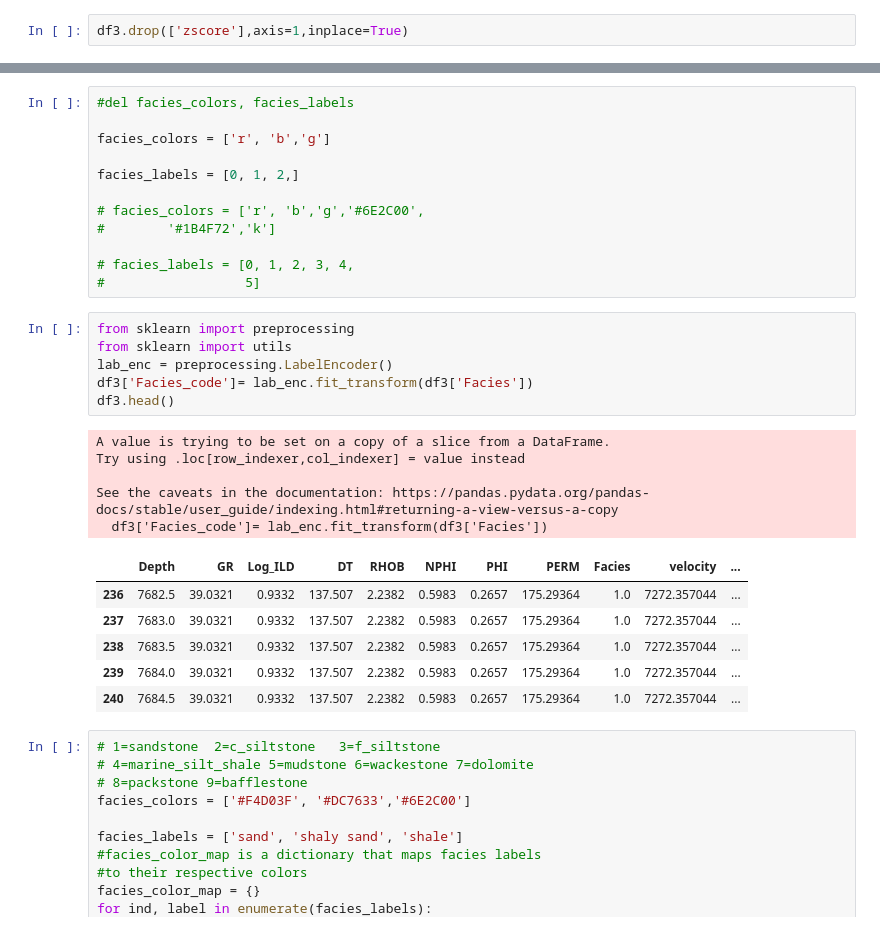
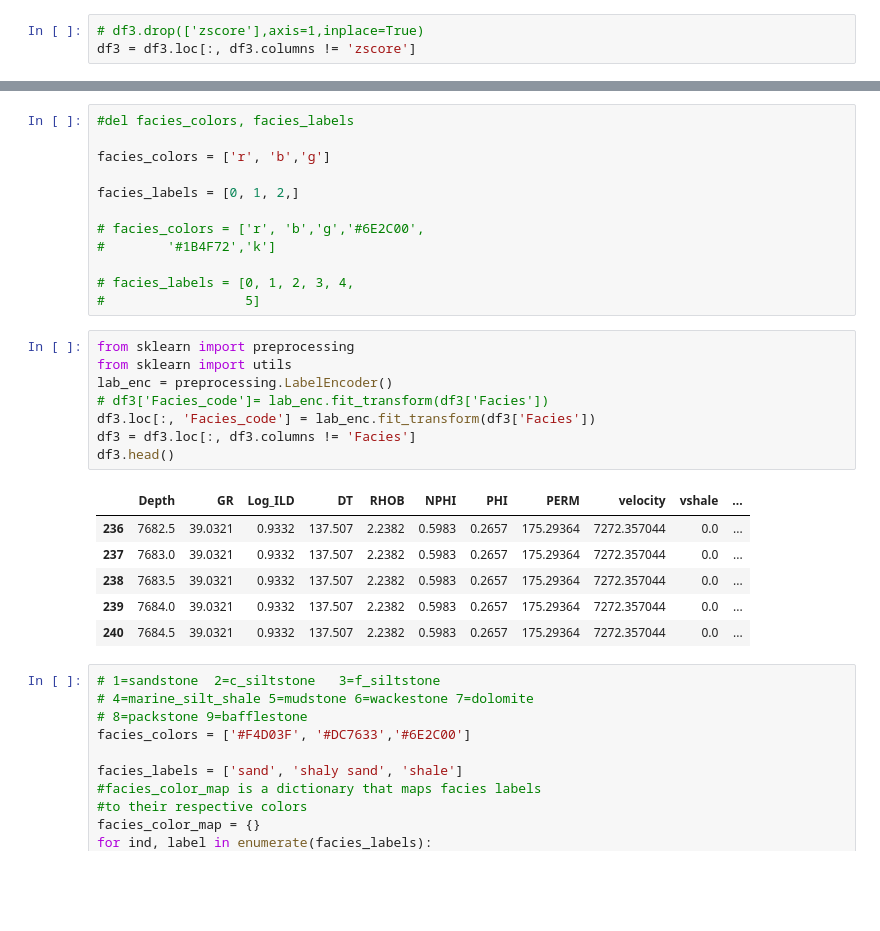
Before and after one commit to Egbetimmy/MSc-Project, a Jupyter notebook: data engineering.ipynb, the cells around one changed output, grey strips where cells are left out. Drawn from its saved outputs; the diff is of its cells as text; blank space fills up the shorter version.

```diff
--- a/data engineering.ipynb
+++ b/data engineering.ipynb
@@ -211,3 +220,4 @@ zscore      0
 dtype: int64
 # %%
-df3.drop(['zscore'],axis=1,inplace=True)
+# df3.drop(['zscore'],axis=1,inplace=True)
+df3 = df3.loc[:, df3.columns != 'zscore']
@@ -358,21 +363,18 @@ facies_labels = [0, 1, 2,]
 # %%
 from sklearn import preprocessing
 from sklearn import utils
 lab_enc = preprocessing.LabelEncoder()
-df3['Facies_code']= lab_enc.fit_transform(df3['Facies'])
+# df3['Facies_code']= lab_enc.fit_transform(df3['Facies'])
+df3.loc[:, 'Facies_code'] = lab_enc.fit_transform(df3['Facies'])
+df3 = df3.loc[:, df3.columns != 'Facies']
 df3.head()
 # %% [output]
-A value is trying to be set on a copy of a slice from a DataFrame.
-Try using .loc[row_indexer,col_indexer] = value instead
-
-See the caveats in the documentation: https://pandas.pydata.org/pandas-docs/stable/user_guide/indexing.html#returning-a-view-versus-a-copy
-  df3['Facies_code']= lab_enc.fit_transform(df3['Facies'])
-|  | Depth | GR | Log_ILD | DT | RHOB | NPHI | PHI | PERM | Facies | velocity | ... |
-| 236 | 7682.5 | 39.0321 | 0.9332 | 137.507 | 2.2382 | 0.5983 | 0.2657 | 175.29364 | 1.0 | 7272.357044 | ... |
-| 237 | 7683.0 | 39.0321 | 0.9332 | 137.507 | 2.2382 | 0.5983 | 0.2657 | 175.29364 | 1.0 | 7272.357044 | ... |
-| 238 | 7683.5 | 39.0321 | 0.9332 | 137.507 | 2.2382 | 0.5983 | 0.2657 | 175.29364 | 1.0 | 7272.357044 | ... |
-| 239 | 7684.0 | 39.0321 | 0.9332 | 137.507 | 2.2382 | 0.5983 | 0.2657 | 175.29364 | 1.0 | 7272.357044 | ... |
-| 240 | 7684.5 | 39.0321 | 0.9332 | 137.507 | 2.2382 | 0.5983 | 0.2657 | 175.29364 | 1.0 | 7272.357044 | ... |
+|  | Depth | GR | Log_ILD | DT | RHOB | NPHI | PHI | PERM | velocity | vshale | ... |
+| 236 | 7682.5 | 39.0321 | 0.9332 | 137.507 | 2.2382 | 0.5983 | 0.2657 | 175.29364 | 7272.357044 | 0.0 | ... |
+| 237 | 7683.0 | 39.0321 | 0.9332 | 137.507 | 2.2382 | 0.5983 | 0.2657 | 175.29364 | 7272.357044 | 0.0 | ... |
+| 238 | 7683.5 | 39.0321 | 0.9332 | 137.507 | 2.2382 | 0.5983 | 0.2657 | 175.29364 | 7272.357044 | 0.0 | ... |
+| 239 | 7684.0 | 39.0321 | 0.9332 | 137.507 | 2.2382 | 0.5983 | 0.2657 | 175.29364 | 7272.357044 | 0.0 | ... |
+| 240 | 7684.5 | 39.0321 | 0.9332 | 137.507 | 2.2382 | 0.5983 | 0.2657 | 175.29364 | 7272.357044 | 0.0 | ... |
 # %%
 # 1=sandstone  2=c_siltstone   3=f_siltstone
 # 4=marine_silt_shale 5=mudstone 6=wackestone 7=dolomite
```
Also changed, not shown: parts of 24 cells of this notebook.
